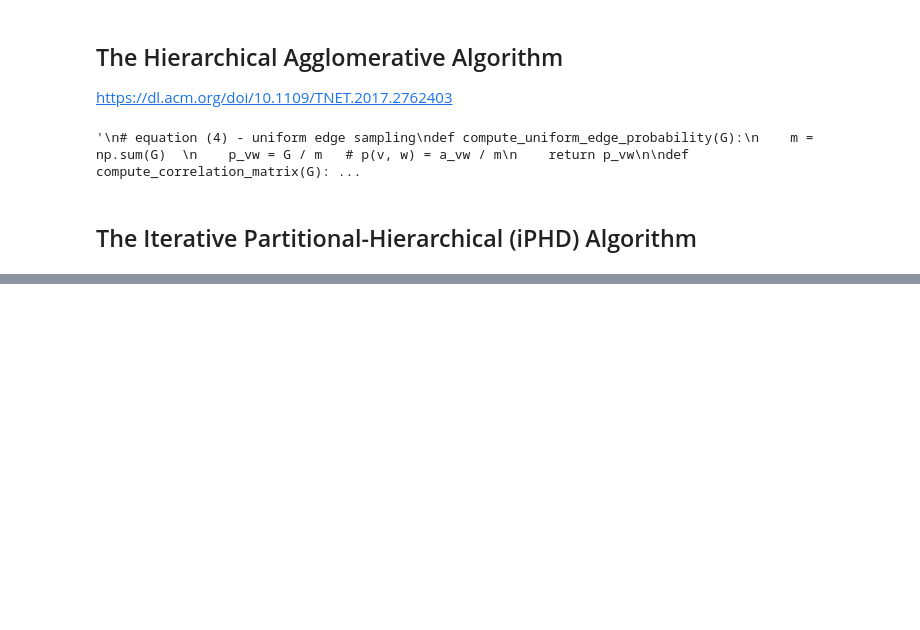
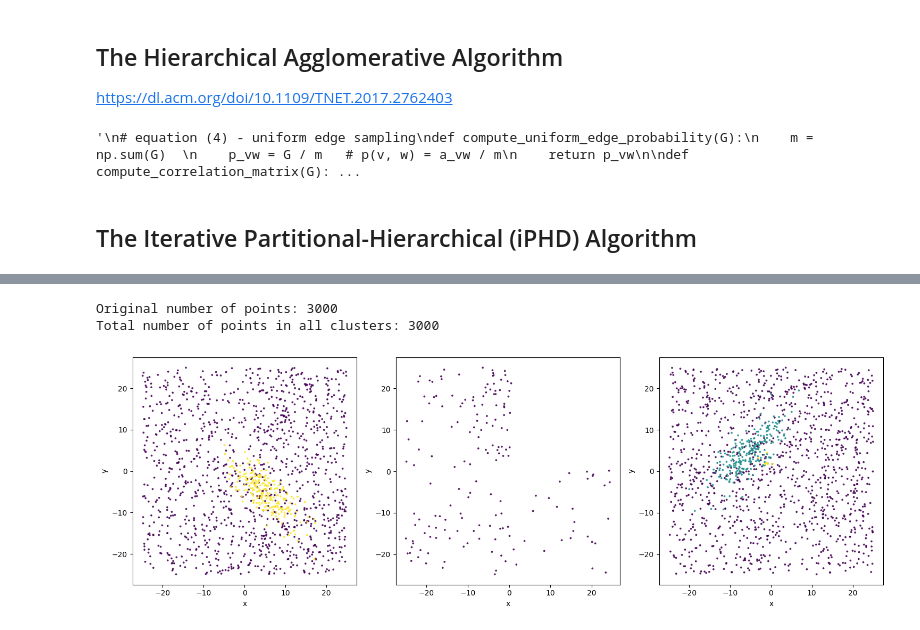
Before and after one commit to ratzenboe/local-clustering, a Jupyter notebook: clustering_algorithm.ipynb, the cells around one changed output, grey strips where cells are left out. Saved outputs shown, nothing was run; the diff lists cells and outputs as text; code cells hidden in the pictures; blank space fills up the shorter version.

```diff
--- a/clustering_algorithm.ipynb
+++ b/clustering_algorithm.ipynb
@@ -828,0 +597,3 @@ plot_clusters(df, labels_iphd, labels, num_clusters, x_col, y_col)
+# %%
+# Safe true labels from dataset
+original_label = labels
@@ -828,0 +780,22 @@ plot_clusters(df, labels_iphd, labels, num_clusters, x_col, y_col)
+# %%
+total_points = 0
+for cluster in final_clusters:
+    total_points += len(cluster)
+original_point_count = len(df)
+print(f"Original number of points: {original_point_count}")
+print(f"Total number of points in all clusters: {total_points}")
+# %% [output]
+Original number of points: 3000
+Total number of points in all clusters: 3000
+# %%
+cluster_labels = np.zeros(len(df), dtype=int) - 1  # for unassigned points
+for i, cluster in enumerate(final_clusters):
+    for index in cluster:
+        cluster_labels[index] = i
+# %%
+x_col, y_col = 'x', 'y'
+#x_col, y_col = 'pmra', 'pmdec'
+#x_col, y_col = 'vt_ra', 'vt_dec'
+plot_clusters(df, cluster_labels, original_label, len(final_clusters), x_col, y_col)
+# %% [output]
+[figure, added]
```
Also changed, not shown: parts of 28 cells of this notebook.
